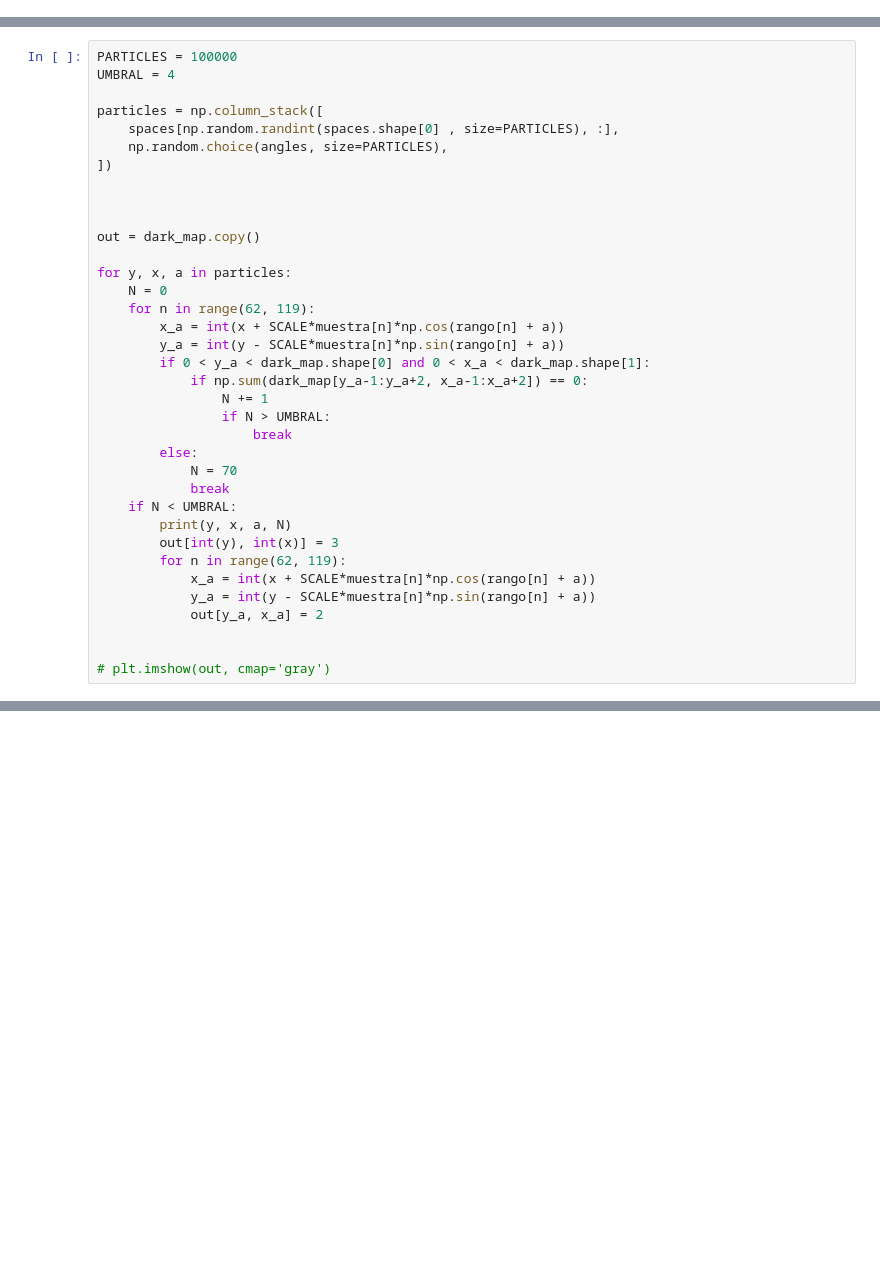
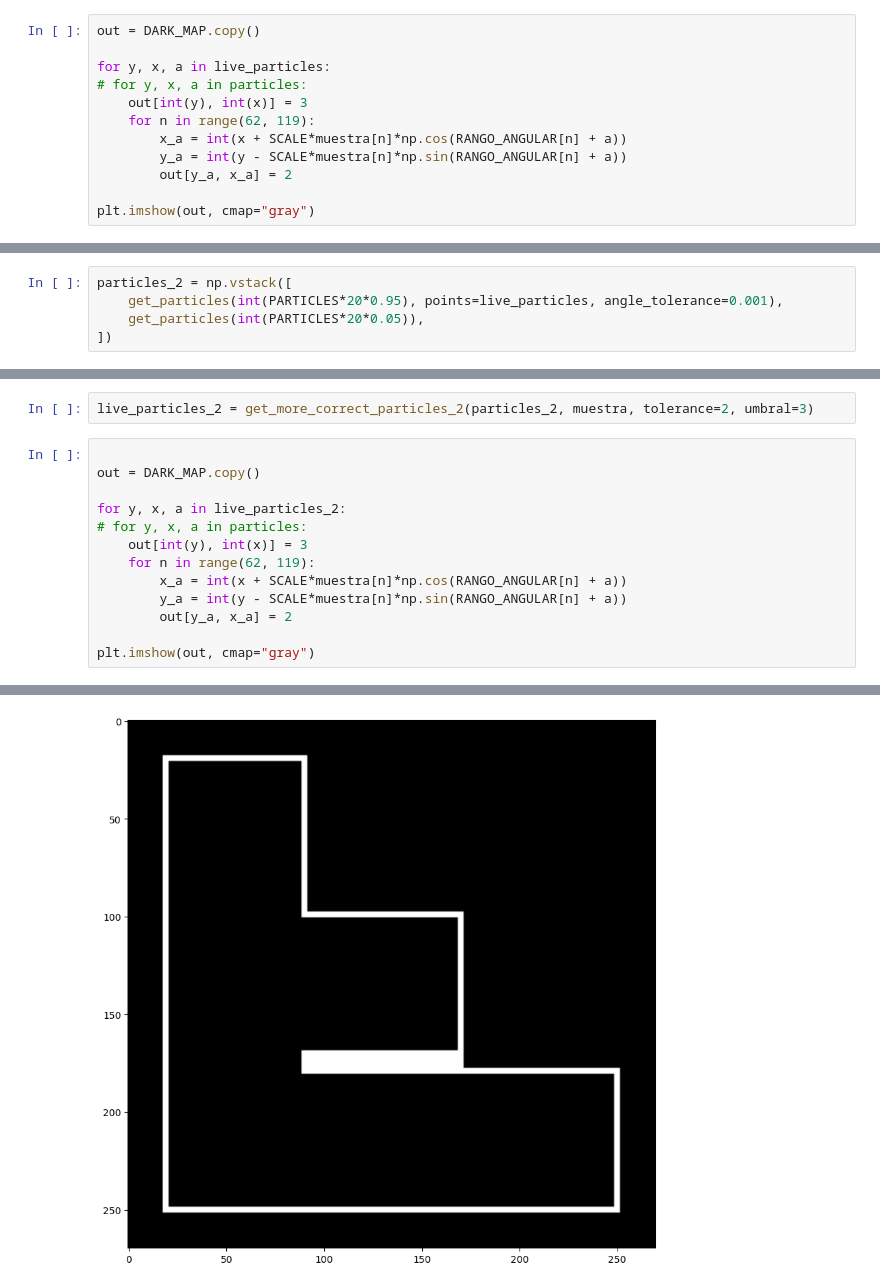
Before and after one commit to rir001/robmov_labs, a Jupyter notebook: particles copy.ipynb, the cells around one changed output, grey strips where cells are left out. Drawn from its saved outputs; the diff is of its cells as text; blank space fills up the shorter version.

```diff
--- a/particles copy.ipynb
+++ b/particles copy.ipynb
@@ -28,0 +98,12 @@ angles = np.linspace(-np.pi, np.pi, 3600)
+# %%
+out = DARK_MAP.copy()
+
+for y, x, a in live_particles:
+# for y, x, a in particles:
+    out[int(y), int(x)] = 3
+    for n in range(62, 119):
+        x_a = int(x + SCALE*muestra[n]*np.cos(RANGO_ANGULAR[n] + a))
+        y_a = int(y - SCALE*muestra[n]*np.sin(RANGO_ANGULAR[n] + a))
+        out[y_a, x_a] = 2
+
+plt.imshow(out, cmap="gray")
@@ -28,0 +113,5 @@ angles = np.linspace(-np.pi, np.pi, 3600)
+# %%
+particles_2 = np.vstack([
+    get_particles(int(PARTICLES*20*0.95), points=live_particles, angle_tolerance=0.001),
+    get_particles(int(PARTICLES*20*0.05)),
+])
@@ -29,37 +120,16 @@ angles = np.linspace(-np.pi, np.pi, 3600)
+# %%
+live_particles_2 = get_more_correct_particles_2(particles_2, muestra, tolerance=2, umbral=3)
 # %%
-PARTICLES = 100000
-UMBRAL = 4
 
-particles = np.column_stack([
-    spaces[np.random.randint(spaces.shape[0] , size=PARTICLES), :],
-    np.random.choice(angles, size=PARTICLES),
-])
+out = DARK_MAP.copy()
 
+for y, x, a in live_particles_2:
+# for y, x, a in particles:
+    out[int(y), int(x)] = 3
+    for n in range(62, 119):
+        x_a = int(x + SCALE*muestra[n]*np.cos(RANGO_ANGULAR[n] + a))
+        y_a = int(y - SCALE*muestra[n]*np.sin(RANGO_ANGULAR[n] + a))
+        out[y_a, x_a] = 2
 
-
-out = dark_map.copy()
-
-for y, x, a in particles:
-    N = 0
-    for n in range(62, 119):
-        x_a = int(x + SCALE*muestra[n]*np.cos(rango[n] + a))
-        y_a = int(y - SCALE*muestra[n]*np.sin(rango[n] + a))
-        if 0 < y_a < dark_map.shape[0] and 0 < x_a < dark_map.shape[1]:
-            if np.sum(dark_map[y_a-1:y_a+2, x_a-1:x_a+2]) == 0:
-                N += 1
-                if N > UMBRAL:
-                    break
-        else:
-            N = 70
-            break
-    if N < UMBRAL:
-        print(y, x, a, N)
-        out[int(y), int(x)] = 3
-        for n in range(62, 119):
-            x_a = int(x + SCALE*muestra[n]*np.cos(rango[n] + a))
-            y_a = int(y - SCALE*muestra[n]*np.sin(rango[n] + a))
-            out[y_a, x_a] = 2
-
-
-# plt.imshow(out, cmap='gray')
+plt.imshow(out, cmap="gray")
 # %% [output]
@@ -68,0 +137 @@ for y, x, a in particles:
+[figure, added]
```
Also changed, not shown: parts of 15 cells of this notebook.
